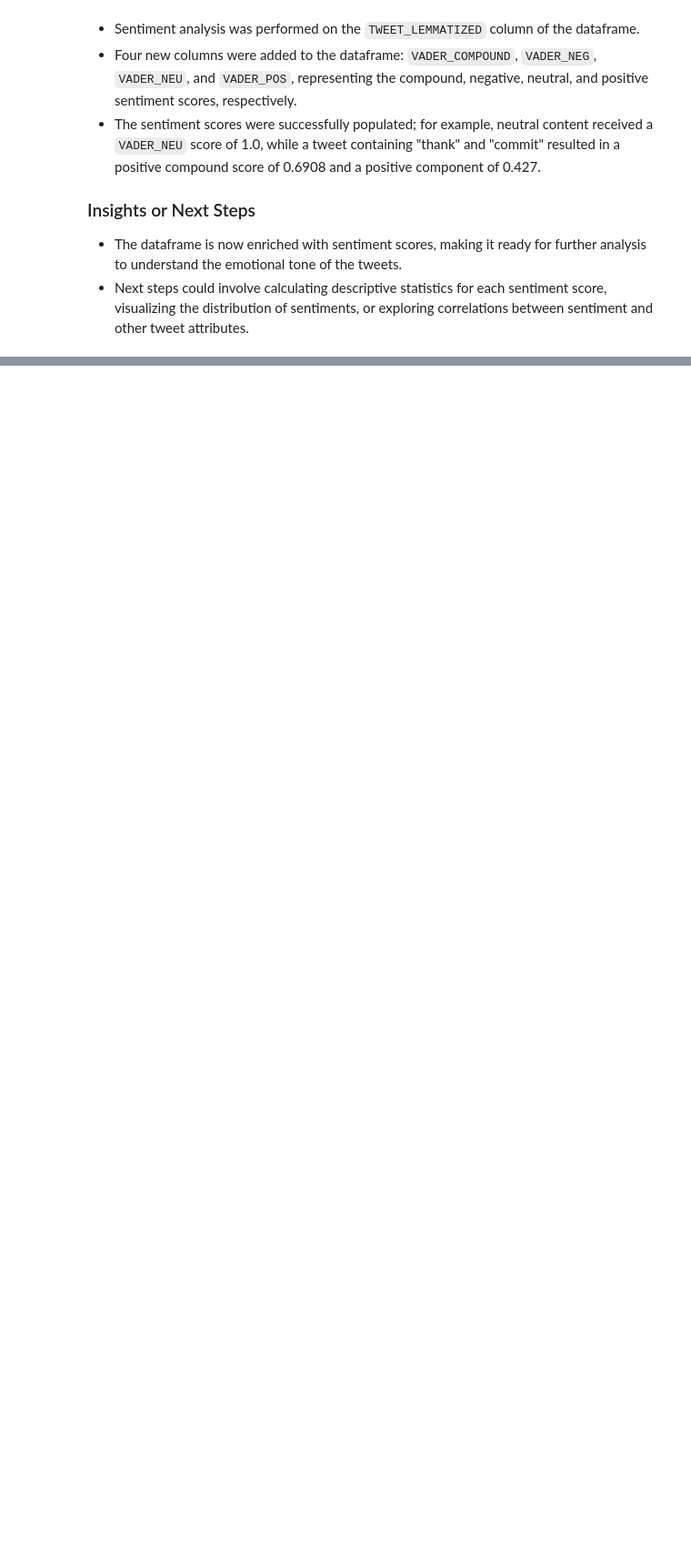
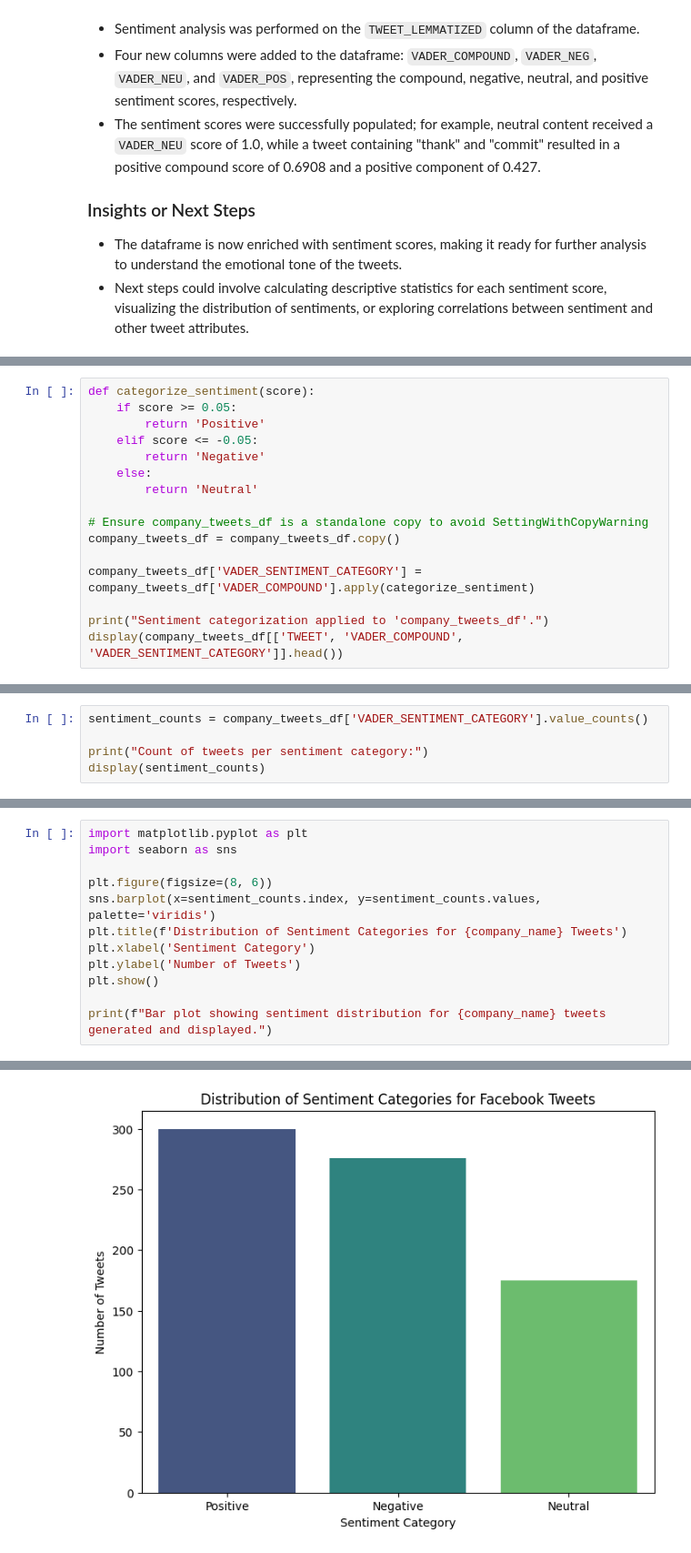
Before and after one commit to Mart1n2015/CODERHOUSE-DSIII, a Jupyter notebook: TRABAJO MARTIN CERIOLI .ipynb, the cells around one changed output, grey strips where cells are left out. Shown at 91% size. Drawn from its saved outputs; the diff is of its cells as text; blank space fills up the shorter version.

```diff
--- a/TRABAJO MARTIN CERIOLI .ipynb
+++ b/TRABAJO MARTIN CERIOLI .ipynb
@@ -384,0 +480,16 @@ Confirmar que el análisis de sentimiento ha sido aplicado exitosamente y el Dat
+# %%
+def categorize_sentiment(score):
+    if score >= 0.05:
+        return 'Positive'
+    elif score <= -0.05:
+        return 'Negative'
+    else:
+        return 'Neutral'
+
+# Ensure company_tweets_df is a standalone copy to avoid SettingWithCopyWarning
+company_tweets_df = company_tweets_df.copy()
+
+company_tweets_df['VADER_SENTIMENT_CATEGORY'] = company_tweets_df['VADER_COMPOUND'].apply(categorize_sentiment)
+
+print("Sentiment categorization applied to 'company_tweets_df'.")
+display(company_tweets_df[['TWEET', 'VADER_COMPOUND', 'VADER_SENTIMENT_CATEGORY']].head())
@@ -384,0 +507,5 @@ Confirmar que el análisis de sentimiento ha sido aplicado exitosamente y el Dat
+# %%
+sentiment_counts = company_tweets_df['VADER_SENTIMENT_CATEGORY'].value_counts()
+
+print("Count of tweets per sentiment category:")
+display(sentiment_counts)
@@ -384,0 +523,13 @@ Confirmar que el análisis de sentimiento ha sido aplicado exitosamente y el Dat
+# %%
+import matplotlib.pyplot as plt
+import seaborn as sns
+
+plt.figure(figsize=(8, 6))
+sns.barplot(x=sentiment_counts.index, y=sentiment_counts.values, palette='viridis')
+plt.title(f'Distribution of Sentiment Categories for {company_name} Tweets')
+plt.xlabel('Sentiment Category')
+plt.ylabel('Number of Tweets')
+plt.show()
+
+print(f"Bar plot showing sentiment distribution for {company_name} tweets generated and displayed.")
+# %% [output]
@@ -384,0 +539 @@ Confirmar que el análisis de sentimiento ha sido aplicado exitosamente y el Dat
+[figure, added]
```
Also changed, not shown: parts of 53 cells of this notebook.
